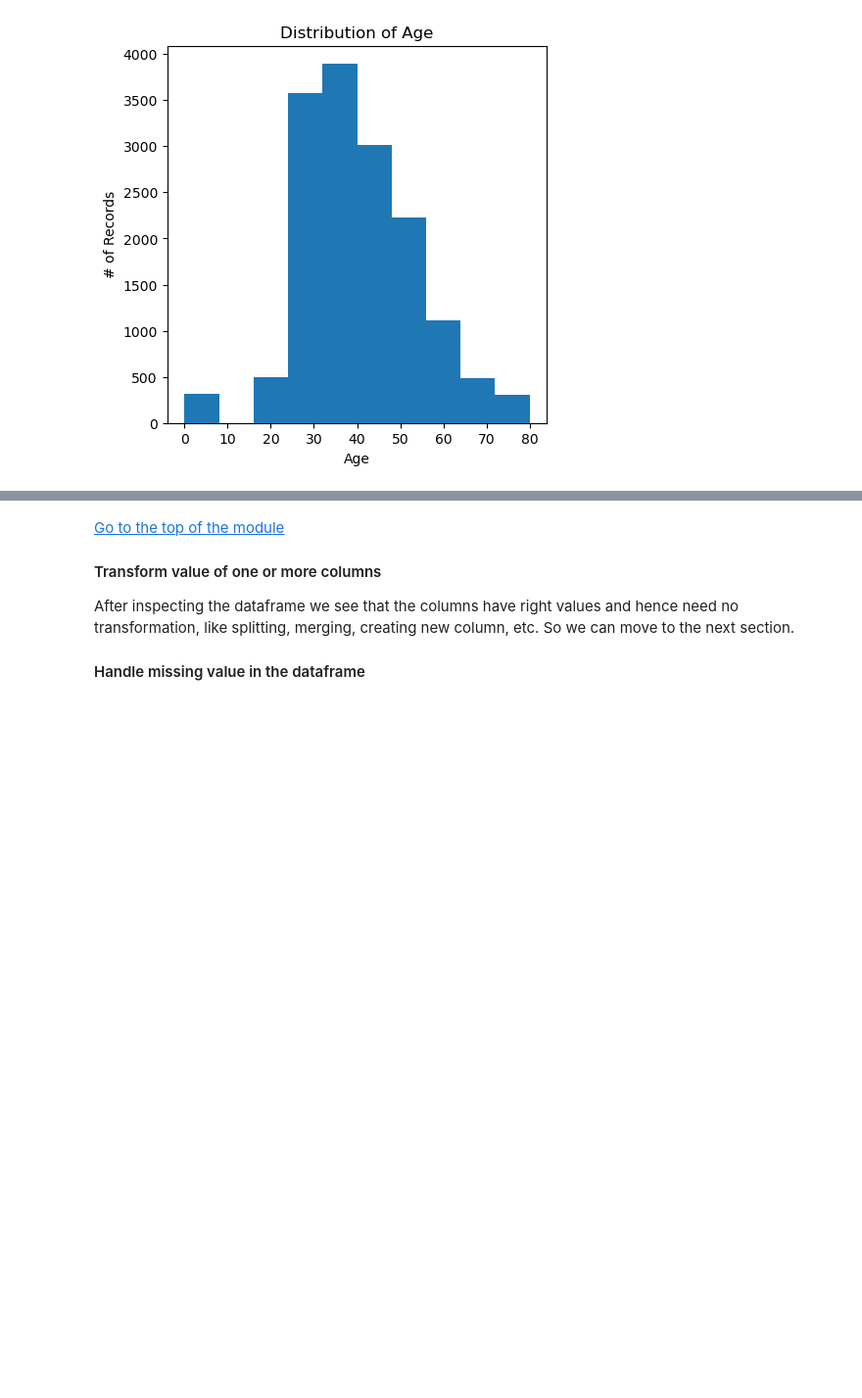
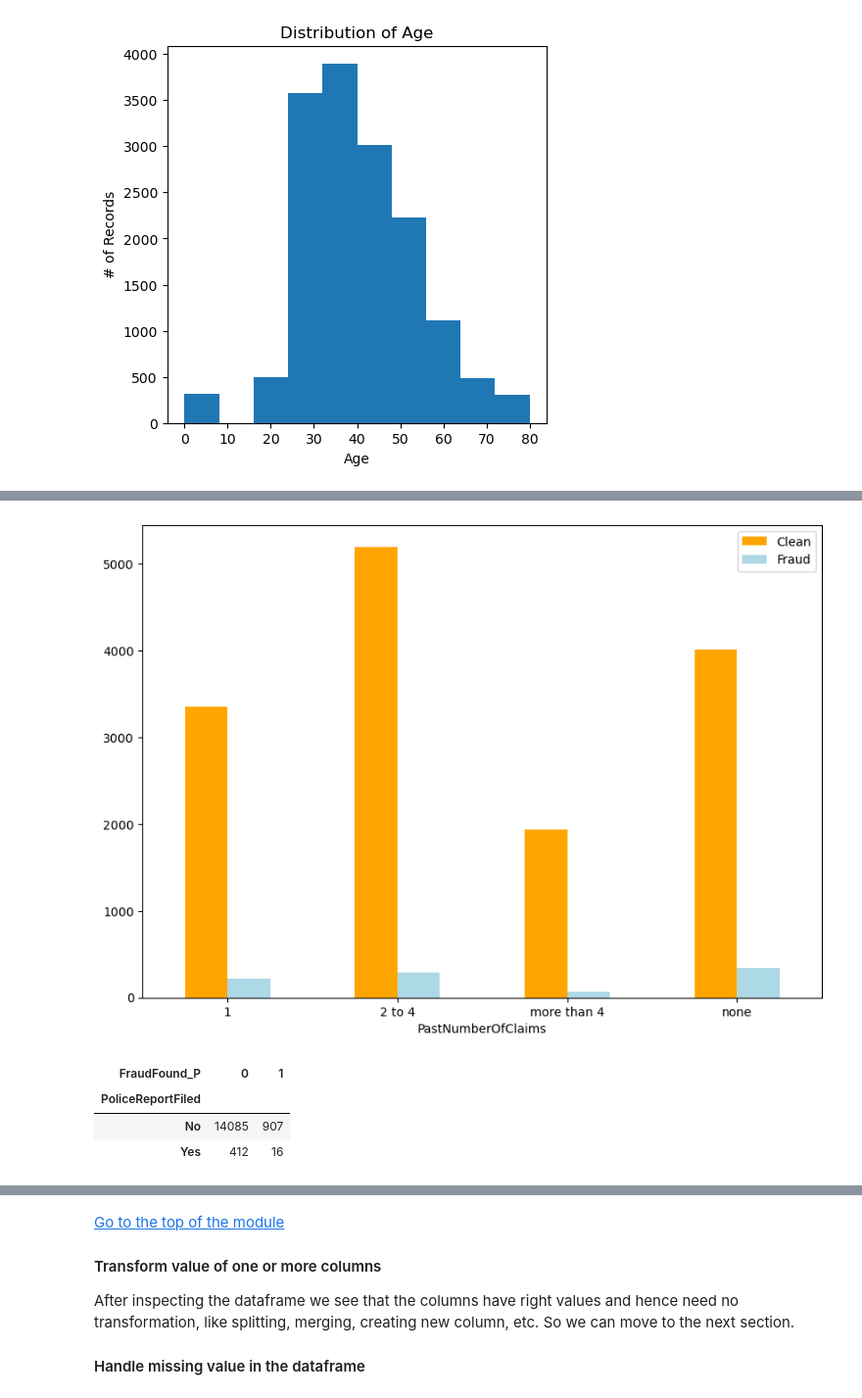
Before and after one commit to GoAshim/Machine-Learning, a Jupyter notebook: Classification/Machine Learning Project - Predict Fraud in Insurance Claim.ipynb, the cells around one changed output, grey strips where cells are left out. Shown at 98% size. Cells and saved outputs as stored; diff of their text form; code cells hidden in the pictures; blank space fills up the shorter version.

```diff
--- a/Classification/Machine Learning Project - Predict Fraud in Insurance Claim.ipynb
+++ b/Classification/Machine Learning Project - Predict Fraud in Insurance Claim.ipynb
@@ -148,0 +161,15 @@ By observing the histogram of Age feature we see that it follow close to normal
+# %%
+pd.crosstab(cl_v2['PastNumberOfClaims'], cl_v2['FraudFound_P']).plot(kind='bar',
+                                                                   figsize=(10,7),
+                                                                   color=['orange','lightblue'])
+plt.legend(["Clean","Fraud"])
+plt.xticks(rotation=0);
+# %% [output]
+[figure, added]
+# %%
+pd.crosstab(cl_v2['PoliceReportFiled'], cl_v2['FraudFound_P'])
+# %% [output]
+| FraudFound_P | 0 | 1 |
+| PoliceReportFiled |  |  |
+| No | 14085 | 907 |
+| Yes | 412 | 16 |
```
Also changed, not shown: parts of 7 cells of this notebook.
